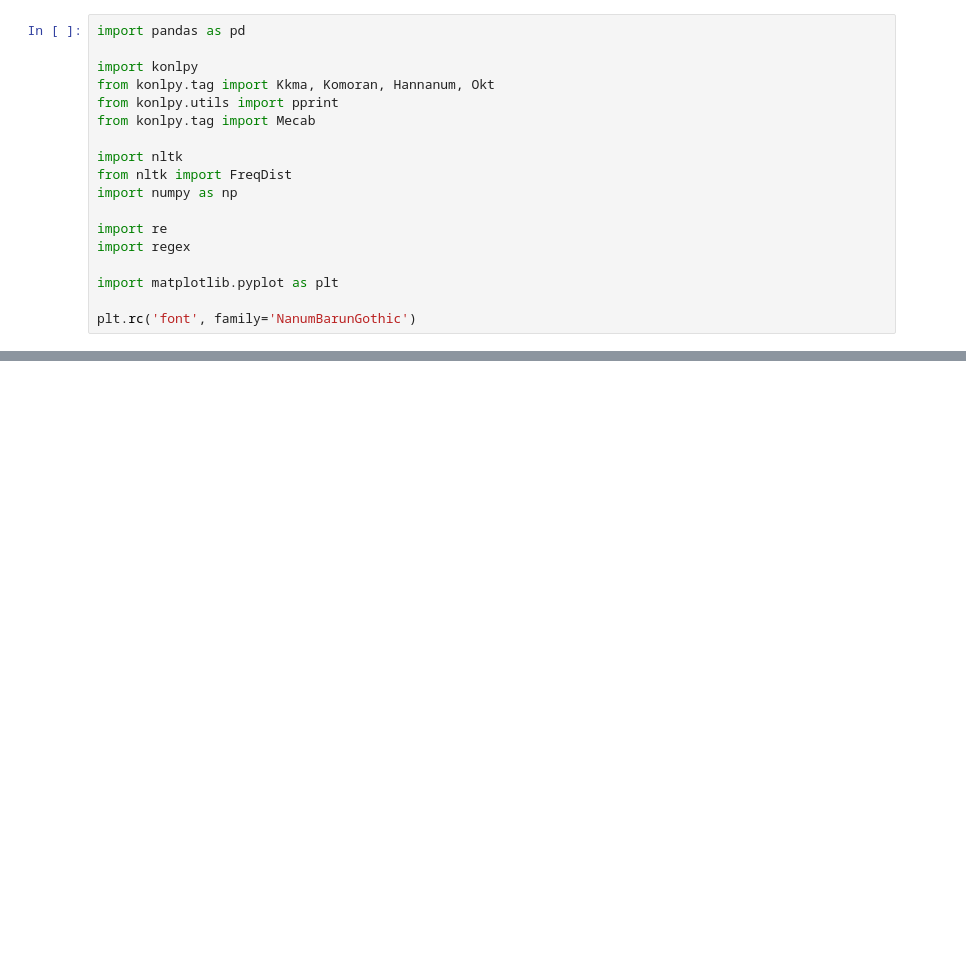
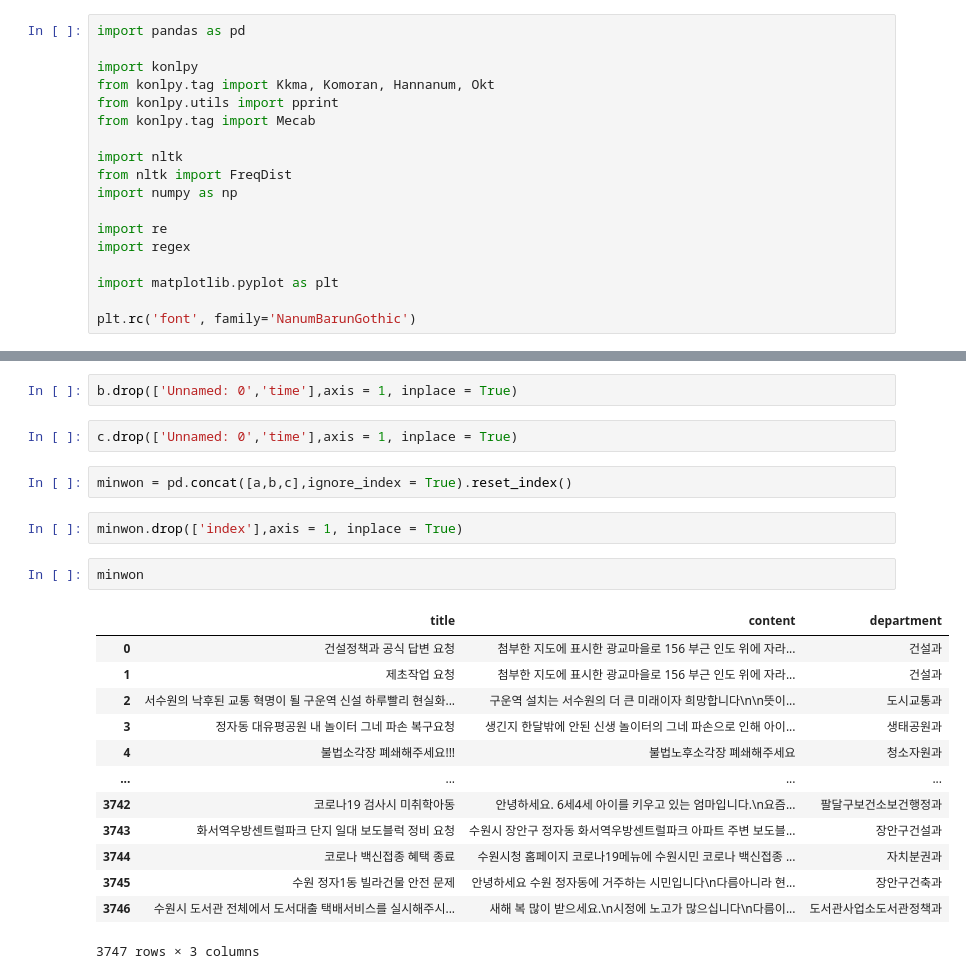
Before and after one commit to d11541df/NLP, a Jupyter notebook: 한글형태소분석.ipynb, the cells around one changed output, grey strips where cells are left out. Drawn from its saved outputs; the diff is of its cells as text; blank space fills up the shorter version.

```diff
--- a/한글형태소분석.ipynb
+++ b/한글형태소분석.ipynb
@@ -212,0 +295,24 @@ df1 = pd.DataFrame(vocab, columns = ['complaint_counts', 'num'])
+# %%
+b.drop(['Unnamed: 0','time'],axis = 1, inplace = True)
+# %%
+c.drop(['Unnamed: 0','time'],axis = 1, inplace = True)
+# %%
+minwon = pd.concat([a,b,c],ignore_index = True).reset_index()
+# %%
+minwon.drop(['index'],axis = 1, inplace = True)
+# %%
+minwon
+# %% [output]
+|  | title | content | department |
+| 0 | 건설정책과 공식 답변 요청 | 첨부한 지도에 표시한 광교마을로 156 부근 인도 위에 자라... | 건설과 |
+| 1 | 제초작업 요청 | 첨부한 지도에 표시한 광교마을로 156 부근 인도 위에 자라... | 건설과 |
+| 2 | 서수원의 낙후된 교통 혁명이 될 구운역 신설 하루빨리 현실화... | 구운역 설치는 서수원의 더 큰 미래이자 희망합니다\n\n뜻이... | 도시교통과 |
+| 3 | 정자동 대유평공원 내 놀이터 그네 파손 복구요청 | 생긴지 한달밖에 안된 신생 놀이터의 그네 파손으로 인해 아이... | 생태공원과 |
+| 4 | 불법소각장 폐쇄해주세요!!! | 불법노후소각장 폐쇄해주세요 | 청소자원과 |
+| ... | ... | ... | ... |
+| 3742 | 코로나19 검사시 미취학아동 | 안녕하세요. 6세4세 아이를 키우고 있는 엄마입니다.\n요즘... | 팔달구보건소보건행정과 |
+| 3743 | 화서역우방센트럴파크 단지 일대 보도블럭 정비 요청 | 수원시 장안구 정자동 화서역우방센트럴파크 아파트 주변 보도블... | 장안구건설과 |
+| 3744 | 코로나 백신접종 혜택 종료 | 수원시청 홈페이지 코로나19메뉴에 수원시민 코로나 백신접종 ... | 자치분권과 |
+| 3745 | 수원 정자1동 빌라건물 안전 문제 | 안녕하세요 수원 정자동에 거주하는 시민입니다\n다름아니라 현... | 장안구건축과 |
+| 3746 | 수원시 도서관 전체에서 도서대출 택배서비스를 실시해주시... | 새해 복 많이 받으세요.\n시정에 노고가 많으십니다\n다름이... | 도서관사업소도서관정책과 |
+3747 rows × 3 columns
```
Also changed, not shown: parts of 115 cells of this notebook.
